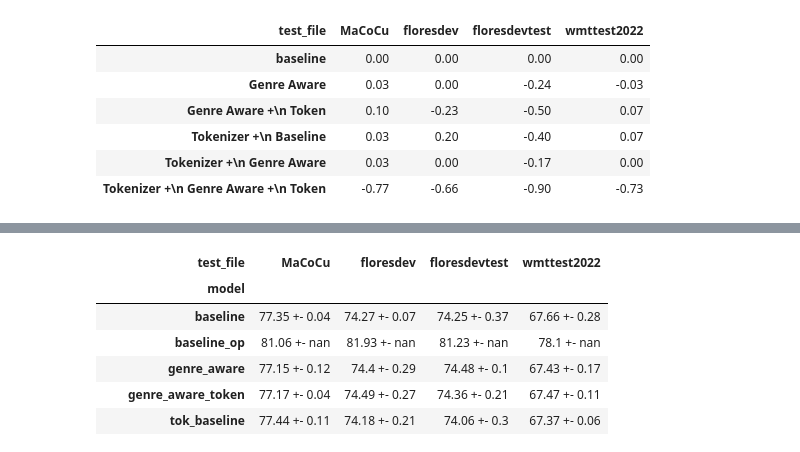
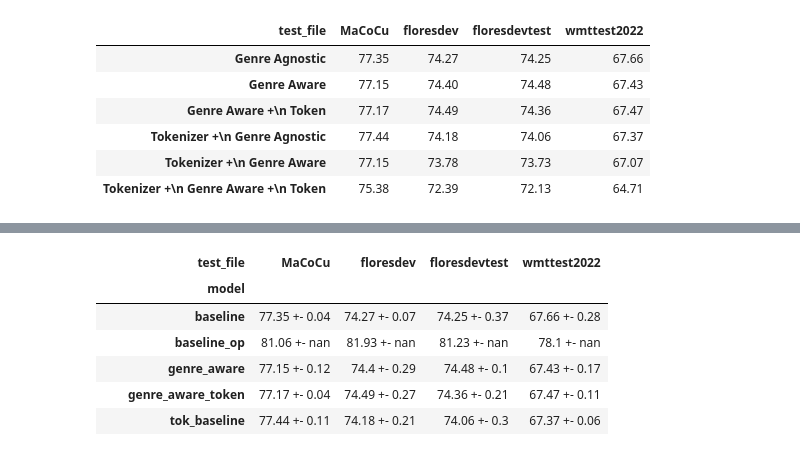
Before and after one commit to Malina03/Genre-enabled-NMT, a Jupyter notebook: analysis_notebooks/results.ipynb, the cells around one changed output, grey strips where cells are left out. Cells and saved outputs as stored; diff of their text form; code cells hidden in the pictures.

```diff
--- a/analysis_notebooks/results.ipynb
+++ b/analysis_notebooks/results.ipynb
@@ -21,14 +21,15 @@ var = res_hr.add(res_hr.iloc[0], axis=1)
 # remove first row
 # var = var.iloc[1:]
 # %%
-res_hr = pd.read_csv('../results/hr/from_scratch_bleu_scores.csv')
+# res_hr = pd.read_csv('../results/hr/from_scratch_bleu_scores.csv')
+res_hr = pd.read_csv('../results/tr/from_scratch_comet_scores.csv')
 # combine as strings bleu_mean rounded to 2 decimals +- bleu_std rounded to 2 decimals
 # res_hr['bleu'] = res_hr['bleu_mean'].round(2).astype(str) + ' +- ' + res_hr['bleu_std'].round(2).astype(str)
-res_hr['bleu'] = res_hr['bleu_mean'].round(2)
+res_hr['comet'] = round(res_hr['comet_mean']*100,2)
 # pivot
 # opus= pd.read_csv('../results/hr/opus_bleu_scores.csv')
 # opus['bleu'] = opus['bleu_mean']
 # res_hr = pd.concat([res_hr,opus])
-res_hr = res_hr.pivot(index='model', columns='test_file', values='bleu')
+res_hr = res_hr.pivot(index='model', columns='test_file', values=['comet_mean','comet_std']).reset_index()
 res_hr
 # %% [output]
@@ -43,14 +37,19 @@ res_hr
 # %%
 # compute difference between all rows and the first row
-res_hr = res_hr.sub(res_hr.iloc[0], axis=1).round(2)
+# res_hr = res_hr.sub(res_hr.iloc[0], axis=1).round(2)
+
 # change index values
-res_hr.index = ['baseline', 'Genre Aware', 'Genre Aware +\n Token', 'Tokenizer +\n Baseline', 'Tokenizer +\n Genre Aware', 'Tokenizer +\n Genre Aware +\n Token']
+res_hr.index = ['Genre Agnostic', 'Genre Aware', 'Genre Aware +\n Token', 'Tokenizer +\n Genre Agnostic', 'Tokenizer +\n Genre Aware', 'Tokenizer +\n Genre Aware +\n Token']
+# res_hr.index = ['Genre Agnostic', 'Genre Aware', 'Genre Aware +\n Token']
+
+# remove first row
+# res_hr = res_hr.iloc[1:]
 res_hr
 # %% [output]
 | test_file | MaCoCu | floresdev | floresdevtest | wmttest2022 |
-| baseline | 0.00 | 0.00 | 0.00 | 0.00 |
-| Genre Aware | 0.03 | 0.00 | -0.24 | -0.03 |
-| Genre Aware +\n Token | 0.10 | -0.23 | -0.50 | 0.07 |
-| Tokenizer +\n Baseline | 0.03 | 0.20 | -0.40 | 0.07 |
-| Tokenizer +\n Genre Aware | 0.03 | 0.00 | -0.17 | 0.00 |
-| Tokenizer +\n Genre Aware +\n Token | -0.77 | -0.66 | -0.90 | -0.73 |
+| Genre Agnostic | 77.35 | 74.27 | 74.25 | 67.66 |
+| Genre Aware | 77.15 | 74.40 | 74.48 | 67.43 |
+| Genre Aware +\n Token | 77.17 | 74.49 | 74.36 | 67.47 |
+| Tokenizer +\n Genre Agnostic | 77.44 | 74.18 | 74.06 | 67.37 |
+| Tokenizer +\n Genre Aware | 77.15 | 73.78 | 73.73 | 67.07 |
+| Tokenizer +\n Genre Aware +\n Token | 75.38 | 72.39 | 72.13 | 64.71 |
```
Also changed, not shown: parts of 61 cells of this notebook, 2 other files.
